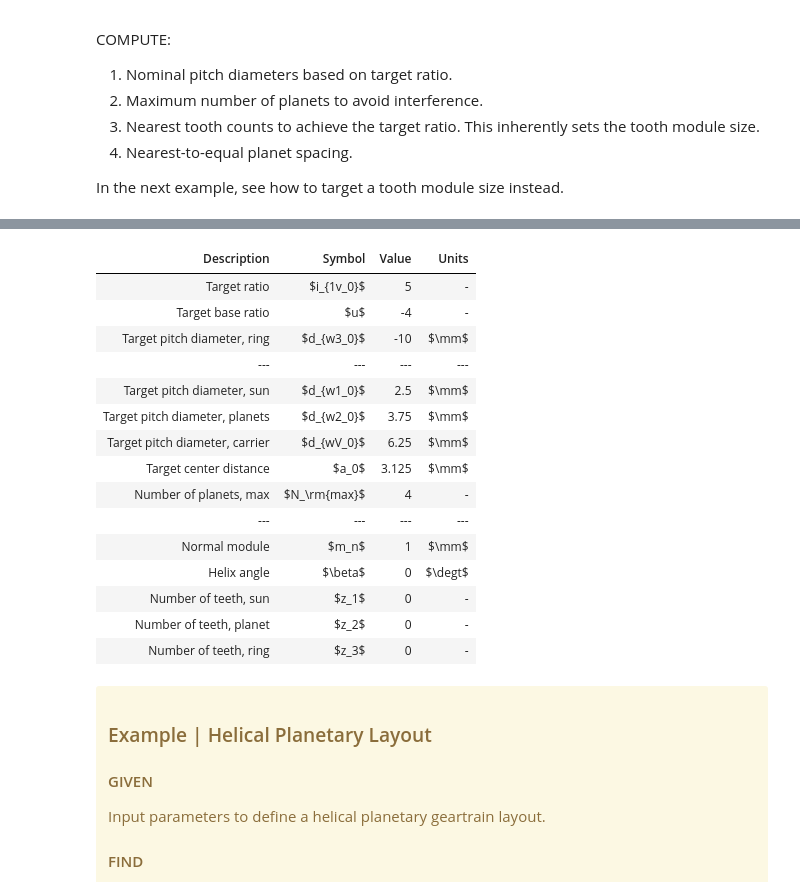
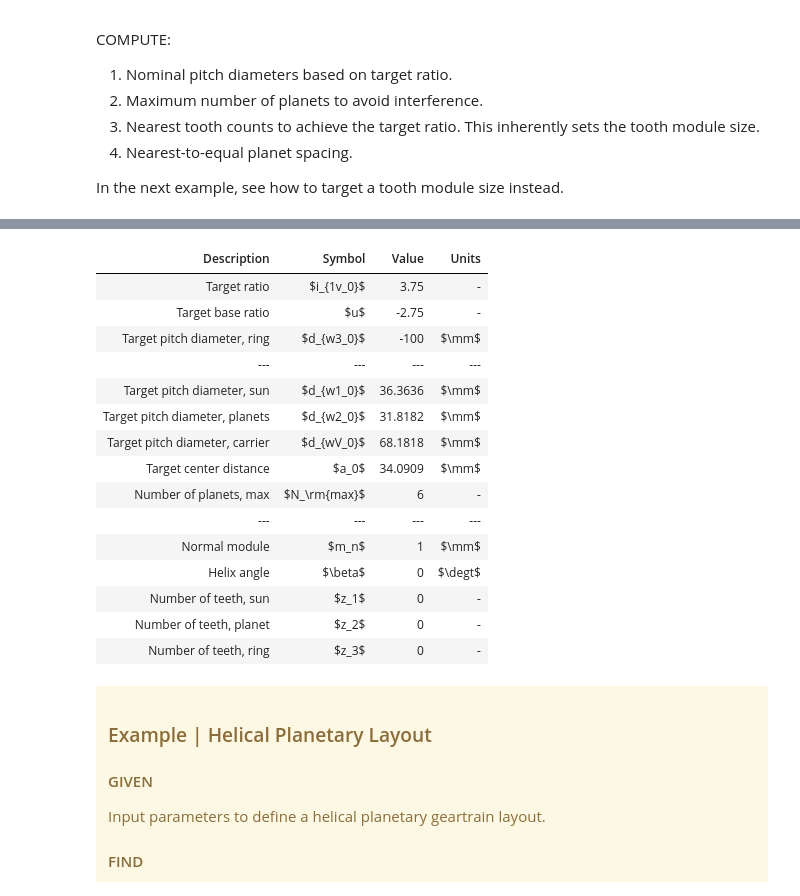
Before and after one commit to drivetrainhub/notebooks-gears, a Jupyter notebook: geometry/Chapter 4 - Planetary Gears.ipynb, the cells around one changed output, grey strips where cells are left out. Cells and saved outputs as stored; diff of their text form; code cells hidden in the pictures.

Commit message:
Progress on planetary gearing.

```diff
--- a/geometry/Chapter 4 - Planetary Gears.ipynb
+++ b/geometry/Chapter 4 - Planetary Gears.ipynb
@@ -201,9 +201,10 @@ In the next example, see how to target a tooth module size instead.
 
 # GIVEN
 # -----
-target_ratio_1v = 5  # omega_sun / omega_carrier (fixed ring)
-target_ring_pitch_dia = -10
-target_planets = 5  # FIXME del if not using
+target_ratio_1v = 3.75  # omega_sun / omega_carrier (fixed ring)
+target_ring_pitch_dia = -100  # ==> TODO results in needing to pick a module & tooth counts
+target_module_normal = 2  # ==> TODO results in needing to pick tooth counts, and hence size
+target_planets = 4
 
 # EQUATIONS
 # ---------
@@ -234,11 +235,10 @@ target_center_distance = target_carrier_pitch_dia / 2
 
 tip_diameter_planet = target_planet_pitch_dia  # BE CAREFUL
 number_of_planets_max = floor(pi / (asin(tip_diameter_planet / (2 * target_center_distance))))
+number_of_planets = min([target_planets, number_of_planets_max])
 
 if target_planets > number_of_planets_max:
-    print(f"\x1b[31mWARNING: The target number of planets is too high, cannot exceed {number_of_planets_max}.\x1b[0m")  # red color formatting
-
-number_of_planets = min([target_planets, number_of_planets_max])
+    print(f"\x1b[31mWARNING: The number of planets is too high, using {number_of_planets} instead.\x1b[0m")  # red color formatting
 
 # SOLUTION - TOOTH COUNTS
 # -----------------------
@@ -254,14 +254,46 @@ number_of_planets = min([target_planets, number_of_planets_max])
 #   z3 = k * N * (1 / i_1v - 1)
 # Try increasing integers for k:
 
+# consider a range of ratios
+target_ratio_1v_lower = 0.99 * target_ratio_1v
+target_ratio_1v_upper = 1.01 * target_ratio_1v
+base_ratio_lower = 1 - target_ratio_1v_lower
+base_ratio_upper = 1 - target_ratio_1v_upper
+
 target_increment = number_of_planets * (1 / target_ratio_1v - 1)
+target_increment_lower = number_of_planets * (1 / target_ratio_1v_lower - 1)
+target_increment_upper = number_of_planets * (1 / target_ratio_1v_upper - 1)
+
+# compute valid designs for different values of k
+# FIXME this expects the target ratio to be achieved exactly!
+# ==> Examine nearby the complete design space by incrementing z3 and use designs that are *close* to target_increment
 for k in range(1, 70):
     z3 = k * target_increment
-    z1 = z3 / target_base_ratio
-    z2 = (abs(z3) - z1) / 2
     if isclose(z3, round(z3)):
-        print(k, z3, z1, z2)
+        z1 = z3 / target_base_ratio
+        z2 = (abs(z3) - z1) / 2
+        mn = target_ring_pitch_dia / z3
+        print(k, z3, z1, z2, round(mn, 3), round(target_ratio_1v, 2))
 
+# TODO z3_min based on min allowable teeth for the sun and planets
+z3_min = -30
+z3_max = -175
+
+for z3 in range(z3_min, z3_max, -1):
+    for k in range(1, 70):
+        increment = z3 / k
+        if target_increment_upper <= increment <= target_increment_lower:
+            print('---')
+            ratio_1v = k * number_of_planets / (k * number_of_planets + z3)
+            z1 = z3 / (1 - ratio_1v)
+            z2 = (abs(z3) - z1) / 2
+            mn = target_ring_pitch_dia / z3
+            print(k, z3, z1, z2, round(mn, 3), round(ratio_1v, 2))
+
+# TODO what if a target module is considered?
+# mn = dia / z
+z3_target = target_ring_pitch_dia / target_module_normal
+print('z3_target', z3_target)
 
 # DUMMY VALUES
 module_normal = 1
@@ -272,7 +304,7 @@ number_of_teeth_ring = 0
 
 # PLOT RESULTS
 # ------------
-# TODO plot
+# TODO plot pitch circles and dots for teeth
 
 # DISPLAY RESULTS
 # ---------------
@@ -317,13 +352,13 @@ WARNING: The target number of planets is too high, cannot exceed 4.
 | Description | Symbol | Value | Units |
-| Target ratio | $i_{1v_0}$ | 5 | - |
-| Target base ratio | $u$ | -4 | - |
-| Target pitch diameter, ring | $d_{w3_0}$ | -10 | $\mm$ |
+| Target ratio | $i_{1v_0}$ | 3.75 | - |
+| Target base ratio | $u$ | -2.75 | - |
+| Target pitch diameter, ring | $d_{w3_0}$ | -100 | $\mm$ |
 | --- | --- | --- | --- |
-| Target pitch diameter, sun | $d_{w1_0}$ | 2.5 | $\mm$ |
-| Target pitch diameter, planets | $d_{w2_0}$ | 3.75 | $\mm$ |
-| Target pitch diameter, carrier | $d_{wV_0}$ | 6.25 | $\mm$ |
-| Target center distance | $a_0$ | 3.125 | $\mm$ |
-| Number of planets, max | $N_\rm{max}$ | 4 | - |
+| Target pitch diameter, sun | $d_{w1_0}$ | 36.3636 | $\mm$ |
+| Target pitch diameter, planets | $d_{w2_0}$ | 31.8182 | $\mm$ |
+| Target pitch diameter, carrier | $d_{wV_0}$ | 68.1818 | $\mm$ |
+| Target center distance | $a_0$ | 34.0909 | $\mm$ |
+| Number of planets, max | $N_\rm{max}$ | 6 | - |
 | --- | --- | --- | --- |
 | Normal module | $m_n$ | 1 | $\mm$ |
 | Helix angle | $\beta$ | 0 | $\degt$ |
```
Also changed, not shown: parts of 1 cell of this notebook.
